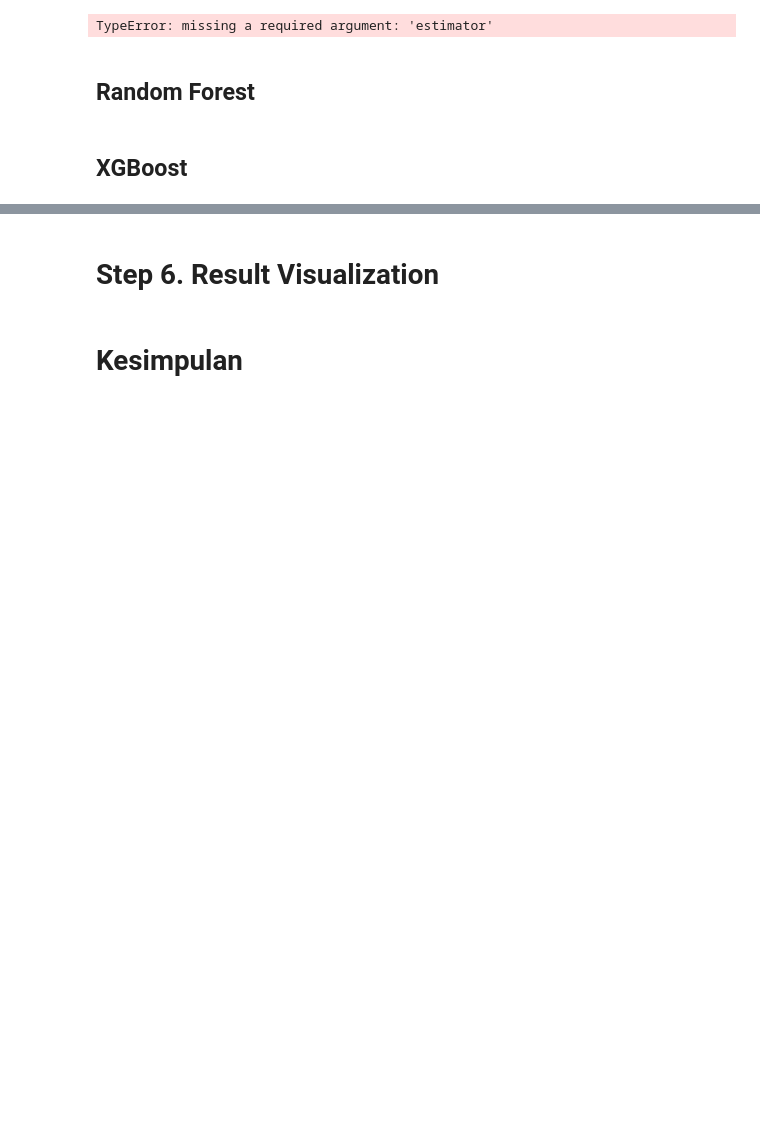
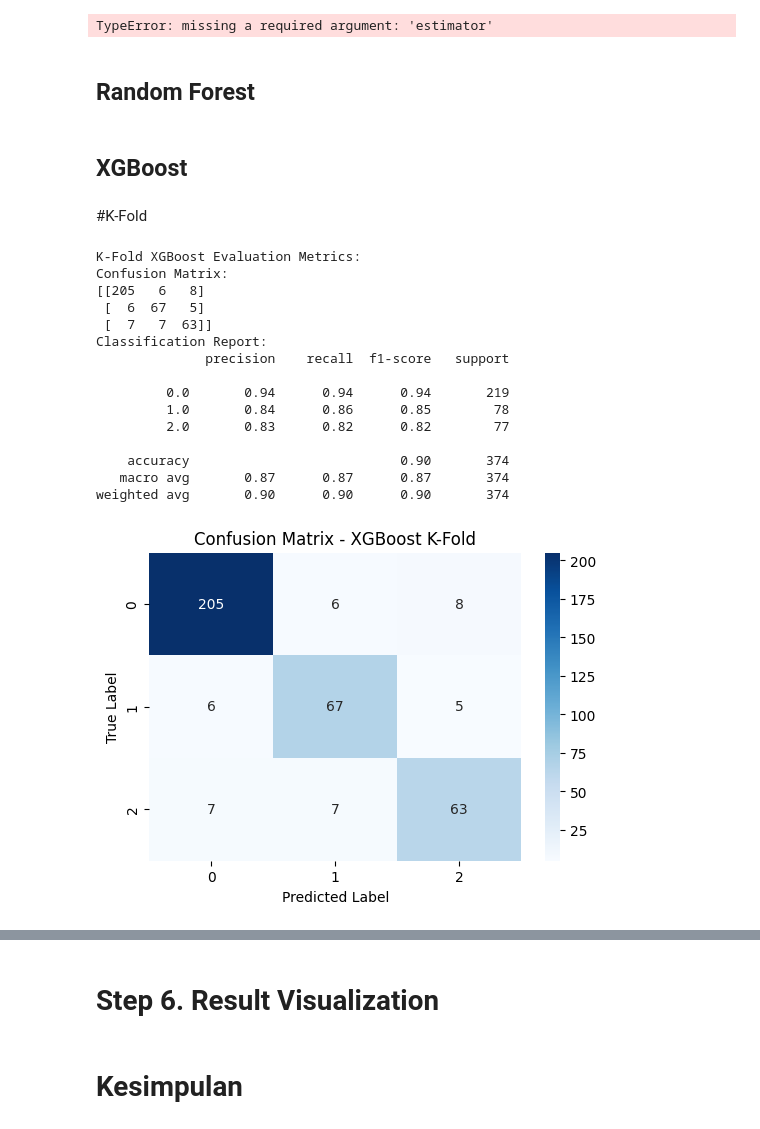
Before and after one commit to LCoder-FILE/TK_MachLearn, a Jupyter notebook: UTS/Code/main.ipynb, the cells around one changed output, grey strips where cells are left out. Saved outputs shown, nothing was run; the diff lists cells and outputs as text; code cells hidden in the pictures; blank space fills up the shorter version.

```diff
--- a/UTS/Code/main.ipynb
+++ b/UTS/Code/main.ipynb
@@ -1239,3 +1156,45 @@ print("Confusion Matrix :")
 print(confusion_matrix(y_pred=xgboost_prediction, y_true=y_test))
 print("Classification Report :")
 print(classification_report(y_pred=xgboost_prediction, y_true=y_test))
+# %% [markdown]
+#K-Fold
+# %%
+# K-Fold Evaluation
+kf = KFold(n_splits=5, shuffle=True, random_state=42)
+xgboost = XGBClassifier(n_estimators=n_estimators, max_depth=max_depth, learning_rate=learning_rate, random_state=42)
+
+# K-Fold prediction
+xgboost_cv_pred = cross_val_predict(xgboost, xgboost_df_x, xgboost_df_y, cv=kf)
+
+# K-Fold Evaluation Metrics
+print("K-Fold XGBoost Evaluation Metrics:")
+print("Confusion Matrix:")
+print(confusion_matrix(xgboost_df_y, xgboost_cv_pred))
+print("Classification Report:")
+print(classification_report(xgboost_df_y, xgboost_cv_pred))
+
+# Confusion Matrix Visualization for K-Fold
+conf_matrix = confusion_matrix(xgboost_df_y, xgboost_cv_pred)
+plt.figure(figsize=(6,4))
+sns.heatmap(conf_matrix, annot=True, cmap="Blues", fmt='g')
+plt.title("Confusion Matrix - XGBoost K-Fold")
+plt.xlabel("Predicted Label")
+plt.ylabel("True Label")
+plt.show()
+# %% [output]
+K-Fold XGBoost Evaluation Metrics:
+Confusion Matrix:
+[[205   6   8]
+ [  6  67   5]
+ [  7   7  63]]
+Classification Report:
+              precision    recall  f1-score   support
+
+         0.0       0.94      0.94      0.94       219
+         1.0       0.84      0.86      0.85        78
+         2.0       0.83      0.82      0.82        77
+
+    accuracy                           0.90       374
+   macro avg       0.87      0.87      0.87       374
+weighted avg       0.90      0.90      0.90       374
+[figure, added]
```
Also changed, not shown: parts of 9 cells of this notebook.
